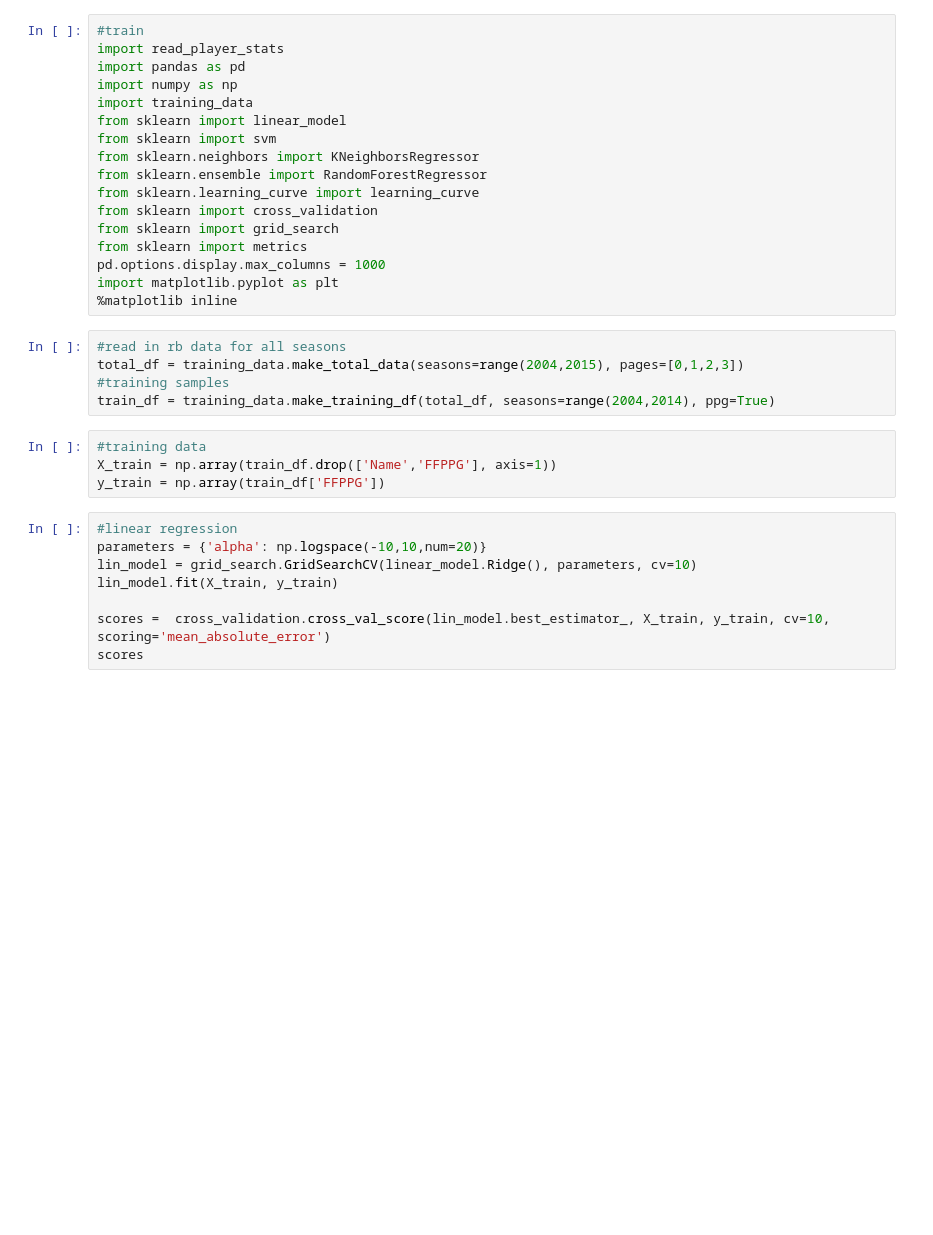
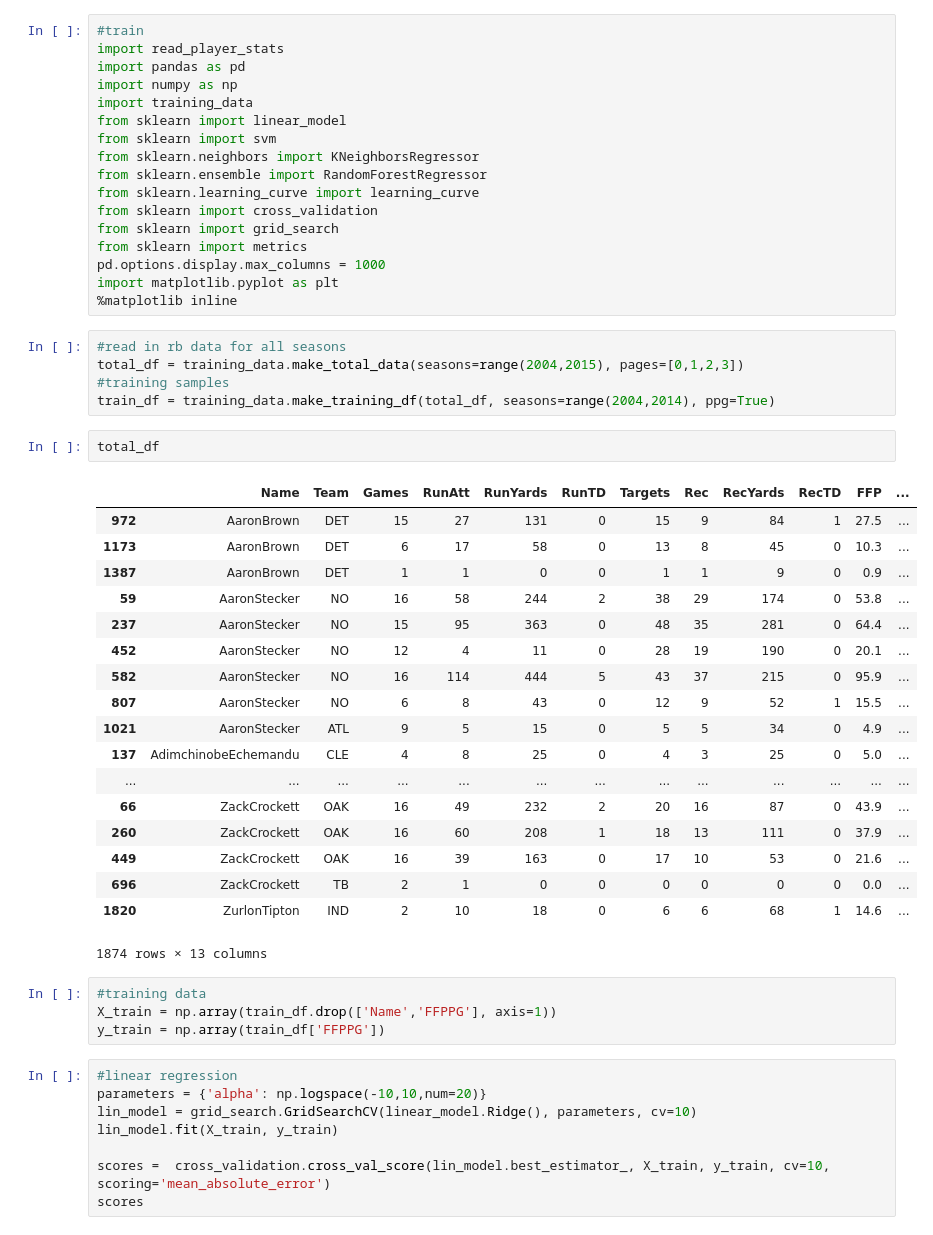
Before and after one commit to keithdlandry/player_stats, a Jupyter notebook: scripts/models.ipynb, the cells around one changed output. Drawn from its saved outputs; the diff is of its cells as text; blank space fills up the shorter version.

```diff
--- a/scripts/models.ipynb
+++ b/scripts/models.ipynb
@@ -20,6 +20,27 @@ import matplotlib.pyplot as plt
 total_df = training_data.make_total_data(seasons=range(2004,2015), pages=[0,1,2,3])
 #training samples
 train_df = training_data.make_training_df(total_df, seasons=range(2004,2014), ppg=True)
+# %%
+total_df
+# %% [output]
+|  | Name | Team | Games | RunAtt | RunYards | RunTD | Targets | Rec | RecYards | RecTD | FFP | ... |
+| 972 | AaronBrown | DET | 15 | 27 | 131 | 0 | 15 | 9 | 84 | 1 | 27.5 | ... |
+| 1173 | AaronBrown | DET | 6 | 17 | 58 | 0 | 13 | 8 | 45 | 0 | 10.3 | ... |
+| 1387 | AaronBrown | DET | 1 | 1 | 0 | 0 | 1 | 1 | 9 | 0 | 0.9 | ... |
+| 59 | AaronStecker | NO | 16 | 58 | 244 | 2 | 38 | 29 | 174 | 0 | 53.8 | ... |
+| 237 | AaronStecker | NO | 15 | 95 | 363 | 0 | 48 | 35 | 281 | 0 | 64.4 | ... |
+| 452 | AaronStecker | NO | 12 | 4 | 11 | 0 | 28 | 19 | 190 | 0 | 20.1 | ... |
+| 582 | AaronStecker | NO | 16 | 114 | 444 | 5 | 43 | 37 | 215 | 0 | 95.9 | ... |
+| 807 | AaronStecker | NO | 6 | 8 | 43 | 0 | 12 | 9 | 52 | 1 | 15.5 | ... |
+| 1021 | AaronStecker | ATL | 9 | 5 | 15 | 0 | 5 | 5 | 34 | 0 | 4.9 | ... |
+| 137 | AdimchinobeEchemandu | CLE | 4 | 8 | 25 | 0 | 4 | 3 | 25 | 0 | 5.0 | ... |
+| ... | ... | ... | ... | ... | ... | ... | ... | ... | ... | ... | ... | ... |
+| 66 | ZackCrockett | OAK | 16 | 49 | 232 | 2 | 20 | 16 | 87 | 0 | 43.9 | ... |
+| 260 | ZackCrockett | OAK | 16 | 60 | 208 | 1 | 18 | 13 | 111 | 0 | 37.9 | ... |
+| 449 | ZackCrockett | OAK | 16 | 39 | 163 | 0 | 17 | 10 | 53 | 0 | 21.6 | ... |
+| 696 | ZackCrockett | TB | 2 | 1 | 0 | 0 | 0 | 0 | 0 | 0 | 0.0 | ... |
+| 1820 | ZurlonTipton | IND | 2 | 10 | 18 | 0 | 6 | 6 | 68 | 1 | 14.6 | ... |
+1874 rows × 13 columns
 # %%
 #training data
 X_train = np.array(train_df.drop(['Name','FFPPG'], axis=1))
```
Also changed, not shown: parts of 2 cells of this notebook, 1 other file.
